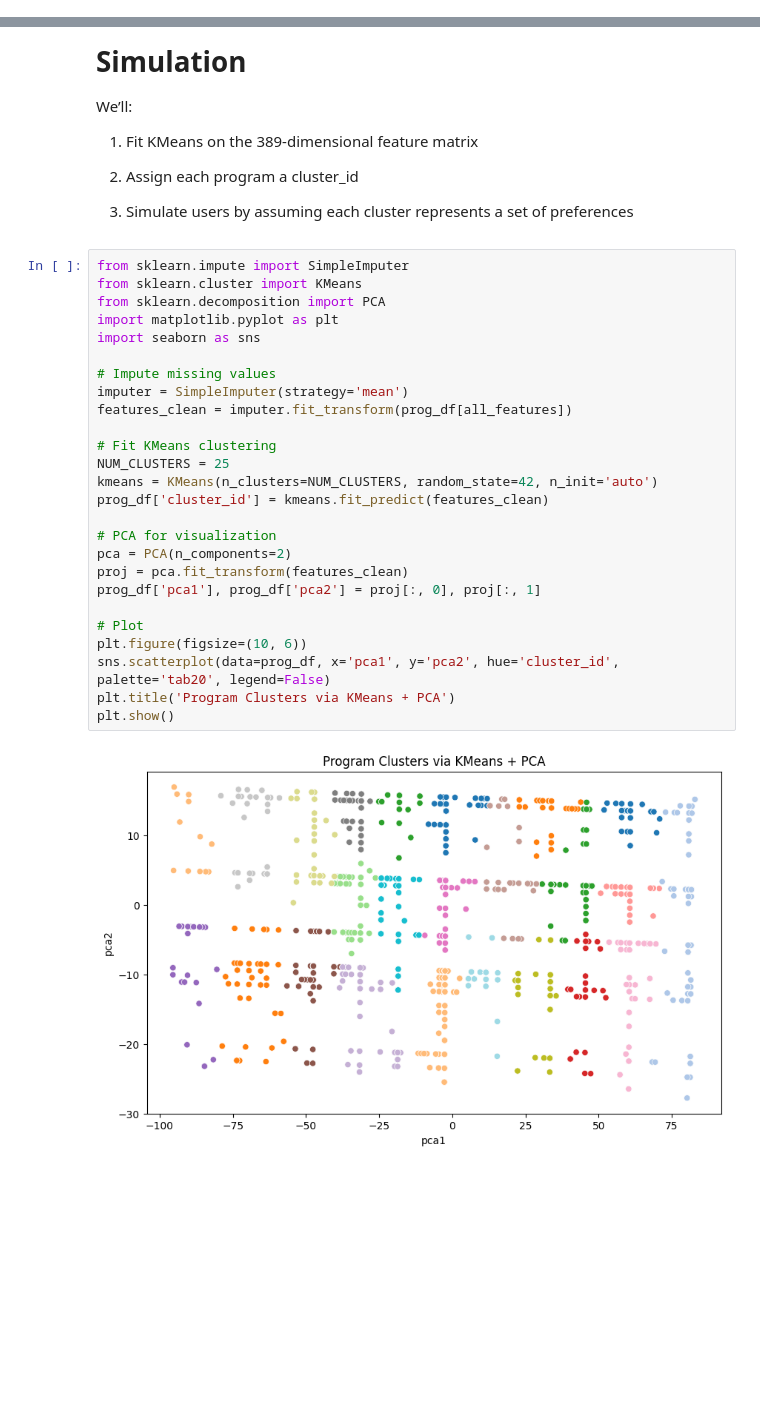
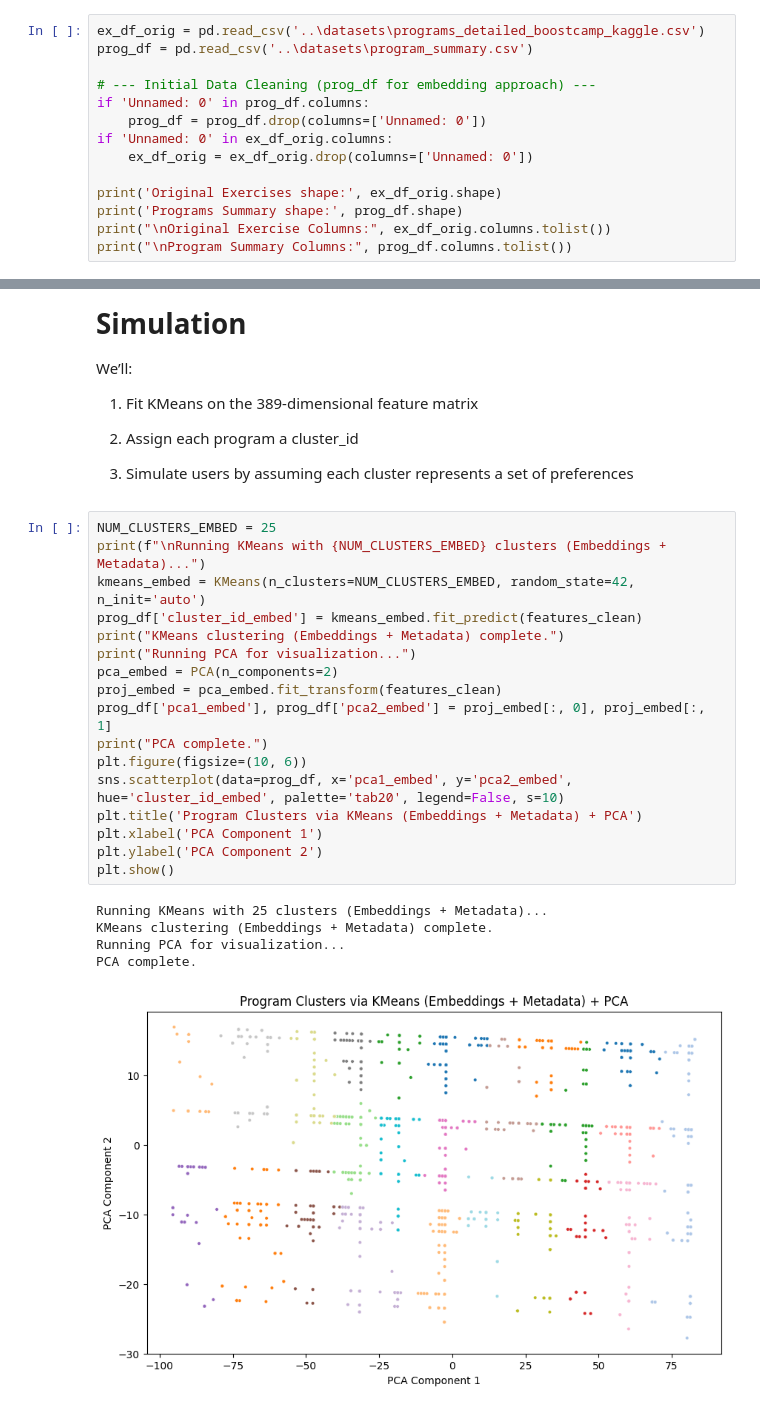
Before and after one commit to ebrahimgamdiwala/FitRec-Workout-Recommender-Mini-Proj, a Jupyter notebook: notebooks/personalized-workout-program-recommender.ipynb, the cells around one changed output, grey strips where cells are left out. Drawn from its saved outputs; the diff is of its cells as text; blank space fills up the shorter version.

```diff
--- a/notebooks/personalized-workout-program-recommender.ipynb
+++ b/notebooks/personalized-workout-program-recommender.ipynb
@@ -95,0 +22,14 @@ Programs shape: (2598, 10)
+# %%
+ex_df_orig = pd.read_csv('..\datasets\programs_detailed_boostcamp_kaggle.csv')
+prog_df = pd.read_csv('..\datasets\program_summary.csv')
+
+# --- Initial Data Cleaning (prog_df for embedding approach) ---
+if 'Unnamed: 0' in prog_df.columns:
+    prog_df = prog_df.drop(columns=['Unnamed: 0'])
+if 'Unnamed: 0' in ex_df_orig.columns:
+    ex_df_orig = ex_df_orig.drop(columns=['Unnamed: 0'])
+
+print('Original Exercises shape:', ex_df_orig.shape)
+print('Programs Summary shape:', prog_df.shape)
+print("\nOriginal Exercise Columns:", ex_df_orig.columns.tolist())
+print("\nProgram Summary Columns:", prog_df.columns.tolist())
@@ -219,30 +169,25 @@ We’ll:
 
 3. Simulate users by assuming each cluster represents a set of preferences
 # %%
-from sklearn.impute import SimpleImputer
-from sklearn.cluster import KMeans
-from sklearn.decomposition import PCA
-import matplotlib.pyplot as plt
-import seaborn as sns
-
-# Impute missing values
-imputer = SimpleImputer(strategy='mean')
-features_clean = imputer.fit_transform(prog_df[all_features])
-
-# Fit KMeans clustering
-NUM_CLUSTERS = 25
-kmeans = KMeans(n_clusters=NUM_CLUSTERS, random_state=42, n_init='auto')
-prog_df['cluster_id'] = kmeans.fit_predict(features_clean)
-
-# PCA for visualization
-pca = PCA(n_components=2)
-proj = pca.fit_transform(features_clean)
-prog_df['pca1'], prog_df['pca2'] = proj[:, 0], proj[:, 1]
-
-# Plot
+NUM_CLUSTERS_EMBED = 25
+print(f"\nRunning KMeans with {NUM_CLUSTERS_EMBED} clusters (Embeddings + Metadata)...")
+kmeans_embed = KMeans(n_clusters=NUM_CLUSTERS_EMBED, random_state=42, n_init='auto')
+prog_df['cluster_id_embed'] = kmeans_embed.fit_predict(features_clean)
+print("KMeans clustering (Embeddings + Metadata) complete.")
+print("Running PCA for visualization...")
+pca_embed = PCA(n_components=2)
+proj_embed = pca_embed.fit_transform(features_clean)
+prog_df['pca1_embed'], prog_df['pca2_embed'] = proj_embed[:, 0], proj_embed[:, 1]
+print("PCA complete.")
 plt.figure(figsize=(10, 6))
-sns.scatterplot(data=prog_df, x='pca1', y='pca2', hue='cluster_id', palette='tab20', legend=False)
-plt.title('Program Clusters via KMeans + PCA')
+sns.scatterplot(data=prog_df, x='pca1_embed', y='pca2_embed', hue='cluster_id_embed', palette='tab20', legend=False, s=10)
+plt.title('Program Clusters via KMeans (Embeddings + Metadata) + PCA')
+plt.xlabel('PCA Component 1')
+plt.ylabel('PCA Component 2')
 plt.show()
 # %% [output]
+Running KMeans with 25 clusters (Embeddings + Metadata)...
+KMeans clustering (Embeddings + Metadata) complete.
+Running PCA for visualization...
+PCA complete.
-[figure, old version]
+[figure, new version]
```
Also changed, not shown: parts of 26 cells of this notebook, 1 other file.
